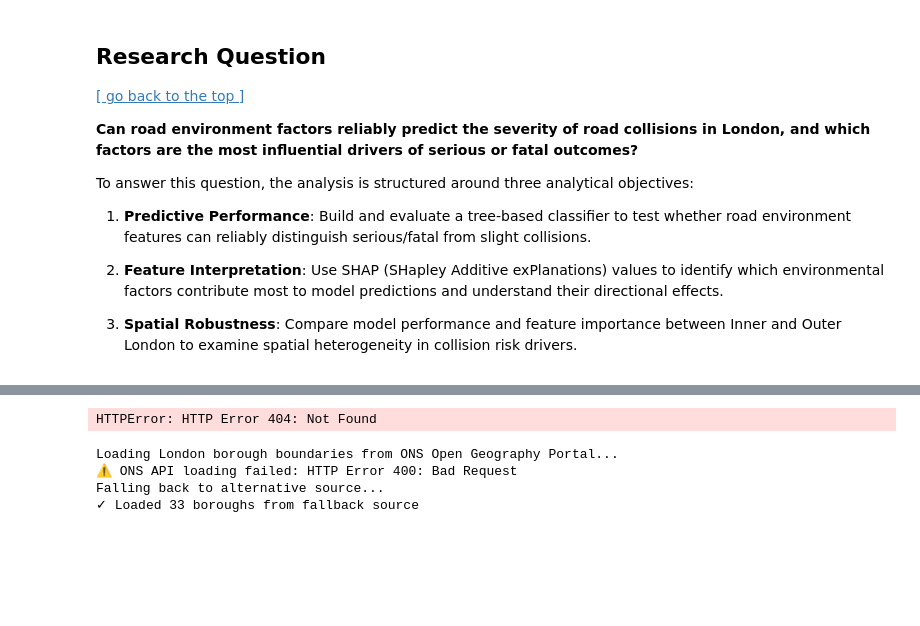
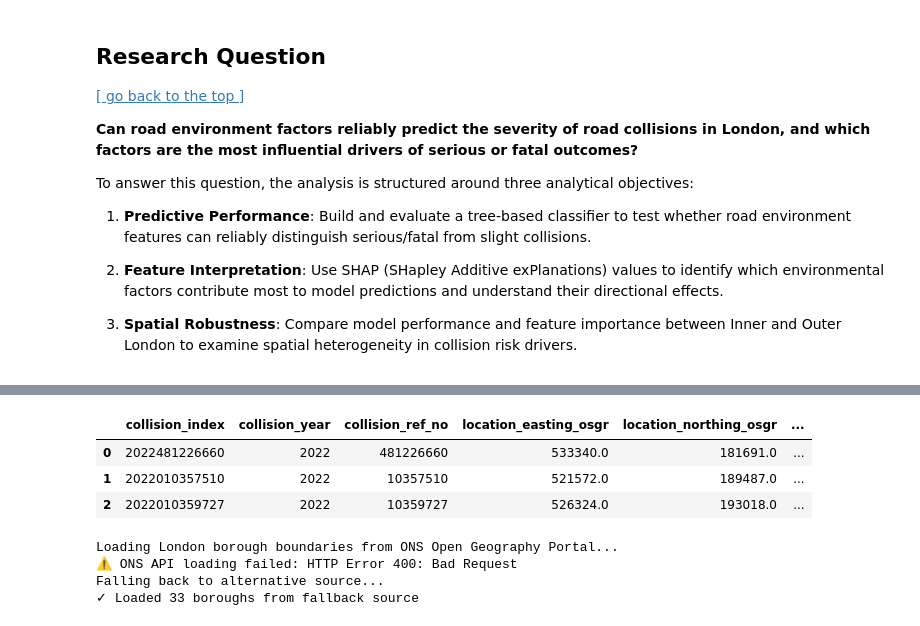
Before and after one commit to JIAYING-ICE/CASA0006-London-Road-Safety, a Jupyter notebook: coursework.ipynb, the cells around one changed output, grey strips where cells are left out. Drawn from its saved outputs; the diff is of its cells as text; code cells hidden in the pictures; blank space fills up the shorter version.

```diff
--- a/coursework.ipynb
+++ b/coursework.ipynb
@@ -131,35 +131,73 @@ To answer this question, the analysis is structured around three analytical obje
 
 3. **Spatial Robustness**: Compare model performance and feature importance between Inner and Outer London to examine spatial heterogeneity in collision risk drivers.
 # %%
-# ========== Remote Data Loading from GitHub ==========
+# ========== Remote Data Loading from GitHub (with Local Fallback) ==========
 print("=" * 60)
-print("Loading Data from GitHub Repository")
+print("Loading Data")
 print("=" * 60)
 
+# GitHub URLs (for remote reproducibility)
 GITHUB_BASE = "https://raw.githubusercontent.com/JIAYING-ICE/CASA0006-London-Road-Safety/main/data/processed/"
 BOUNDARIES_BASE = "https://raw.githubusercontent.com/JIAYING-ICE/CASA0006-London-Road-Safety/main/data/boundaries/"
 
-# Load collision data (primary dataset)
-print("\n[1/2] Loading collision data...")
-collisions = pd.read_csv(GITHUB_BASE + "london_collisions_2022_2023.csv")
-print(f"  ✓ Loaded {len(collisions):,} collision records")
+# Local paths (fallback)
+LOCAL_PROCESSED = Path("data/processed")
+LOCAL_BOUNDARIES = Path("data/boundaries")
 
-# Load Inner/Outer London classification
-print("\n[2/2] Loading borough classification...")
-borough_classification = pd.read_csv(BOUNDARIES_BASE + "london_boroughs_inner_outer.csv")
-print(f"  ✓ Loaded {len(borough_classification)} borough classifications")
+# Helper function: try remote first, fallback to local
+def load_data_file(filename, github_base, local_dir):
+    """Load CSV from GitHub, fallback to local if unavailable"""
+    try:
+        # Try remote
+        print(f"  Attempting remote: {filename}...", end=" ")
+        df = pd.read_csv(github_base + filename)
+        print(f"✓ ({len(df):,} rows)")
+        return df
+    except Exception as e:
+        print(f"✗")
+        print(f"  Remote failed: {e}")
+
+        # Fallback to local
+        local_path = local_dir / filename
+        print(f"  Attempting local: {local_path}...", end=" ")
+
+        if local_path.exists():
+            df = pd.read_csv(local_path)
+            print(f"✓ ({len(df):,} rows)")
+            return df
+        else:
+            print(f"✗")
+            raise FileNotFoundError(f"File not found remotely or locally: {filename}")
+
+# Load collision data
+print("\n[1/2] Loading collision data")
+collisions = load_data_file("london_collisions_2022_2023.csv", GITHUB_BASE, LOCAL_PROCESSED)
+
+# Load borough classification
+print("\n[2/2] Loading borough classification")
+borough_classification = load_data_file("london_boroughs_inner_outer.csv", BOUNDARIES_BASE, LOCAL_BOUNDARIES)
 
 # Summary
 print("\n" + "=" * 60)
 print("Data Loading Complete")
 print("=" * 60)
-print(f"Collision data shape: {collisions.shape}")
-print(f"Memory usage: {collisions.memory_usage(deep=True).sum() / 1024**2:.1f} MB")
-print(f"Years covered: {sorted(collisions['collision_year'].unique())}")
-print(f"Date range: {collisions['date'].min()} to {collisions['date'].max()}")
+print(f"Collisions: {len(collisions):,} records, {collisions.shape[1]} columns")
+print(f"Boroughs: {len(borough_classification)} classifications")
+print(f"Memory: {collisions.memory_usage(deep=True).sum() / 1024**2:.1f} MB")
+print(f"Years: {sorted(collisions['collision_year'].unique())}")
+
+# Check if severity_binary exists (should be created by preprocessing)
+if 'severity_binary' in collisions.columns:
+    print(f"✓ Binary target variable present")
+    severity_dist = collisions['severity_binary'].value_counts()
+    print(f"  Slight (0): {severity_dist.get(0, 0):,} ({100*severity_dist.get(0,0)/len(collisions):.1f}%)")
+    print(f"  Serious/Fatal (1): {severity_dist.get(1, 0):,} ({100*severity_dist.get(1,0)/len(collisions):.1f}%)")
+else:
+    print("⚠️ severity_binary not found, will create it later")
+
 print("=" * 60)
 
-# Display first few rows
+# Display sample
 print("\nFirst 3 collision records:")
 collisions.head(3)
 # %% [output]
@@ -171,4 +221,7 @@ Loading Data from GitHub Repository
-HTTPError: HTTP Error 404: Not Found
+|  | collision_index | collision_year | collision_ref_no | location_easting_osgr | location_northing_osgr | ... |
+| 0 | 2022481226660 | 2022 | 481226660 | 533340.0 | 181691.0 | ... |
+| 1 | 2022010357510 | 2022 | 10357510 | 521572.0 | 189487.0 | ... |
+| 2 | 2022010359727 | 2022 | 10359727 | 526324.0 | 193018.0 | ... |
 # %%
 # ========== Load London Borough Boundaries (Official ONS Source) ==========
 import geopandas as gpd
```
Also changed, not shown: parts of 1 cell of this notebook, 1 other file.
